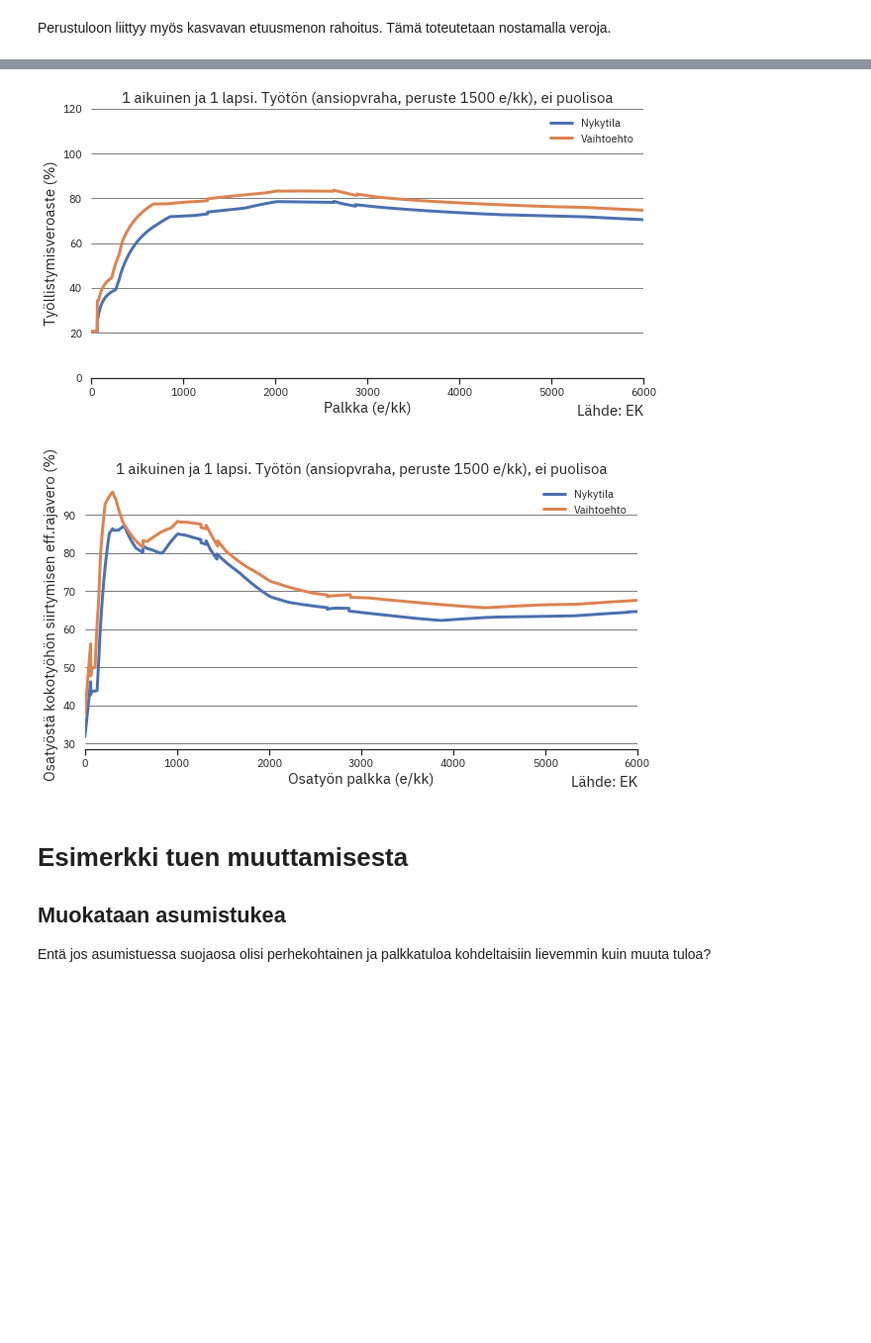
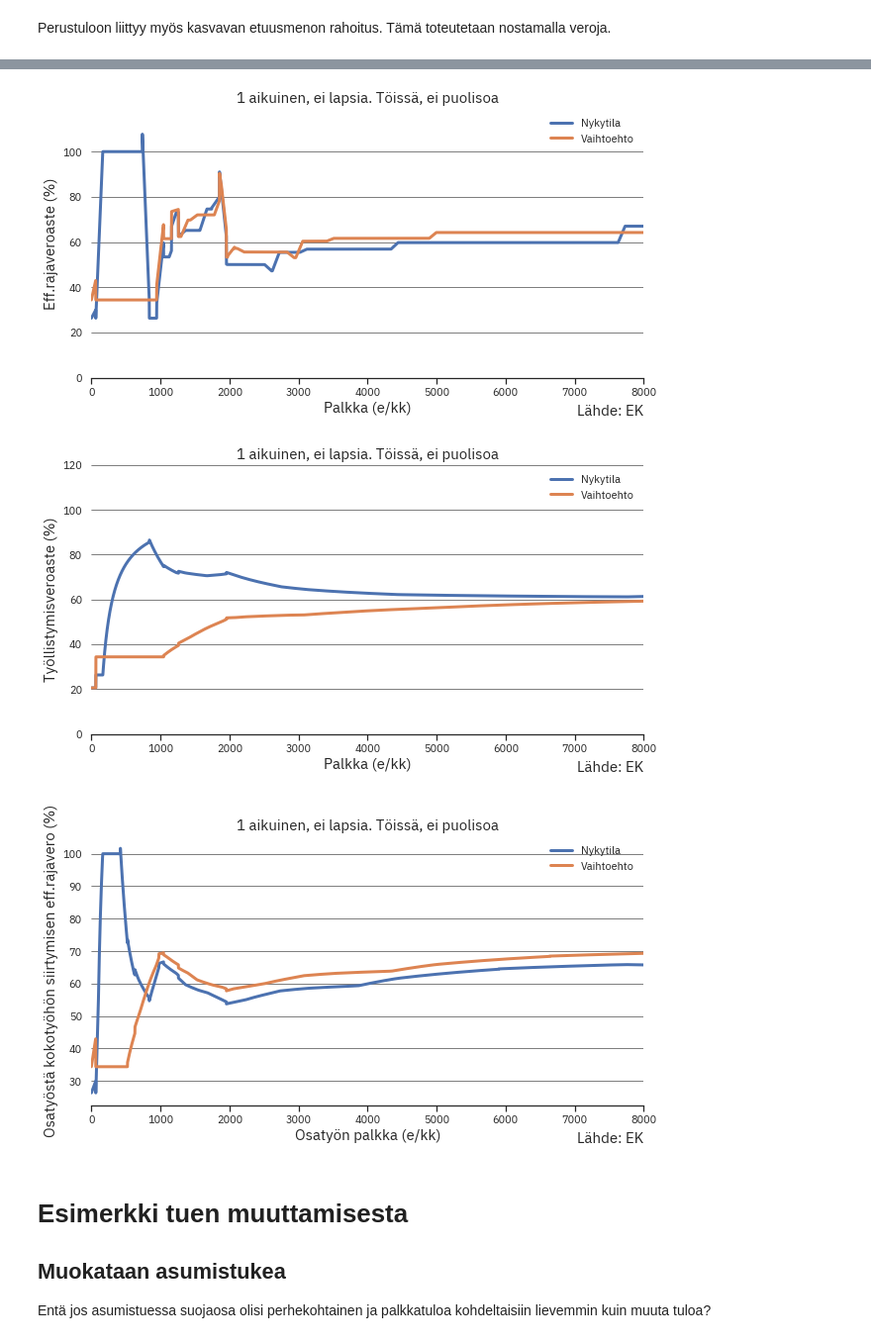
Before and after one commit to ajtanskanen/benefits, a Jupyter notebook: kannusteet 2022.ipynb, the cells around one changed output, grey strips where cells are left out. Shown at 99% size. Cells and saved outputs as stored; diff of their text form; code cells hidden in the pictures; blank space fills up the shorter version.

```diff
--- a/kannusteet 2022.ipynb
+++ b/kannusteet 2022.ipynb
@@ -39,5 +39,5 @@ plt.rcParams['figure.figsize'] = [10, 5]
 
 Laskee työllisyysveroaste, työnteon efektiivisen marginaalivero ja käteen jäävä ansio kirjaston avulla. Valitaan ensin tyyppitapaus. Muuttuja p kertoo tarkat tiedot laskennankohteesta, selite sisältää kuvauksen siitä ja parametri tulosta kehottaa printtaamaan selite:en.
 # %%
-p,selite=fin_benefits.perheparametrit(perhetyyppi=60,tulosta=True)
+p,selite=fin_benefits.perheparametrit(perhetyyppi=1,tulosta=True)
 # %% [output]
@@ -84,5 +84,5 @@ Ja sitten lasketaan käteen jäävä tulo, efektiivinen marginaalivero, työllis
 # %%
 
 # ja lasketaan & plotataan tulokset
-basenetto,baseeff,basetva,baseosatva=marg.laske_ja_plottaa(p,incl_alv=include_alv)
+basenetto,baseeff,basetva,baseosatva,basebrutto=marg.laske_ja_plottaa(p,incl_alv=include_alv)
 # %% [output]
@@ -157,5 +161,7 @@ perustulo_ml_verotus=Suurempituki(additional_tyel_premium=0.10)
 margp2=fin_benefits.Marginals(perustulo_ml_verotus,year=year)
 
 # ja lasketaan & plotataan tulokset
-_,_,_,_=margp2.laske_ja_plottaa(p,basenetto=basenetto,baseeff=baseeff,basetva=basetva,baseosatva=baseosatva,incl_alv=True)
+_,_,_,_,_=margp2.laske_ja_plottaa(p,basenetto=basenetto,baseeff=baseeff,
+                                basetva=basetva,baseosatva=baseosatva,
+                                basebrutto=basebrutto,incl_alv=True)
 # %% [output]
@@ -164,5 +170,6 @@ _,_,_,_=margp2.laske_ja_plottaa(p,basenetto=basenetto,baseeff=baseeff,basetva=ba
-[figure, old version]
+[figure, new version]
-[figure, old version]
+[figure, new version]
+[figure, added]
 # %% [markdown]
 # Esimerkki tuen muuttamisesta
 
```
Also changed, not shown: parts of 21 cells of this notebook, 3 other files.
